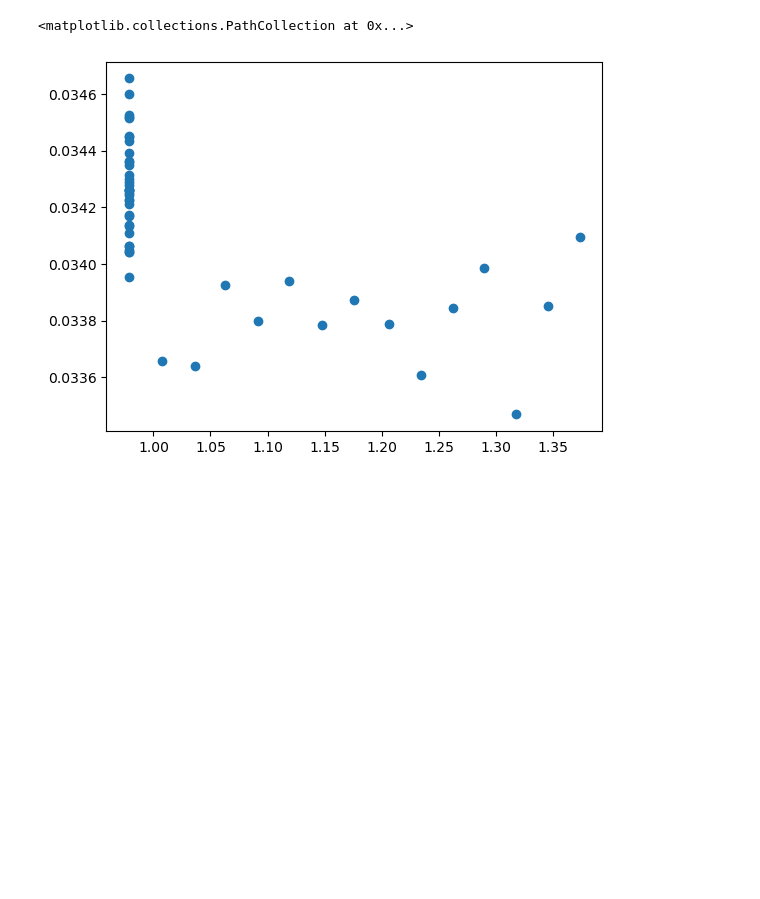
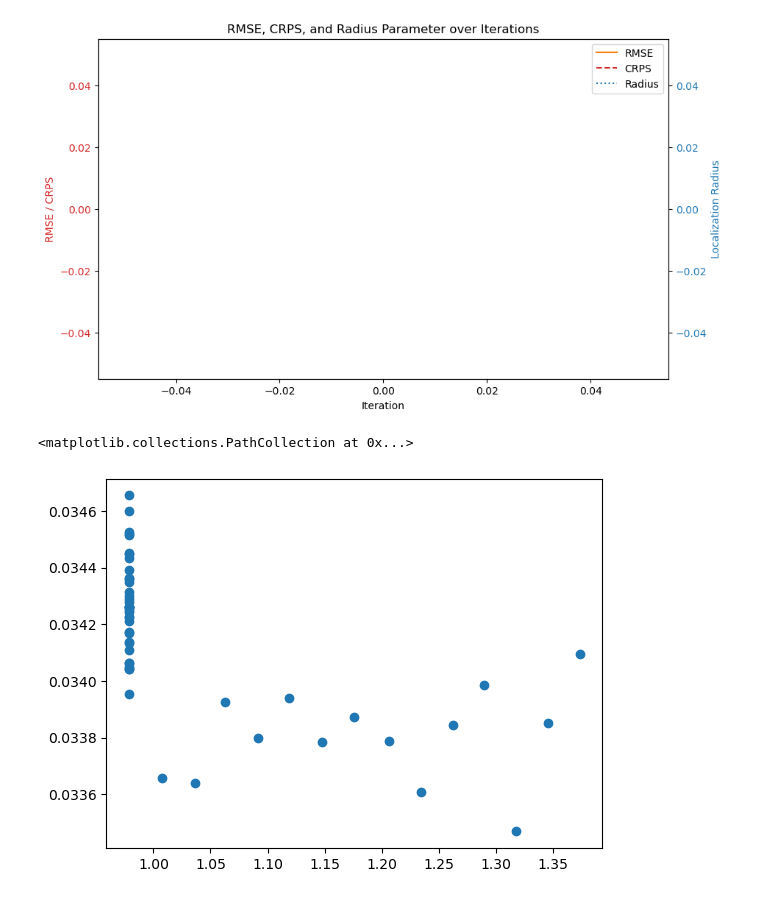
Before and after one commit to enochcluk/variational_filtering, a Jupyter notebook: learn_radius.ipynb, the cells around one changed output. Cells and saved outputs as stored; diff of their text form; code cells hidden in the pictures; blank space fills up the shorter version.

```diff
--- a/learn_radius.ipynb
+++ b/learn_radius.ipynb
@@ -84,11 +77,10 @@ import jax.numpy as jnp
 from jax import random
 
 
-# Modification: Use grad to compute the gradient with respect to the radius parameter
 var_cost_grad = grad(var_cost, argnums=0)
 
-inflation = 1.2  # Example starting value for inflation
-radius_opt = 1.4
+inflation = 1.2  # Fixed starting value for inflation
+radius_opt = 1.2
 alpha = 1e-4  # Learning rate
 key = random.PRNGKey(0)  # Random key
 N = 10  # Number of MC samples
@@ -124,3 +132,32 @@ TypeError: ensrf_steps() missing 2 required positional arguments: 'inflation' an
+# %%
+import matplotlib.pyplot as plt
+
+fig, ax1 = plt.subplots(figsize=(10, 6))
+
+# Plotting the RMSE and CRPS on the primary y-axis
+color = 'tab:red'
+ax1.set_xlabel('Iteration')
+ax1.set_ylabel('RMSE / CRPS', color=color)
+ln1 = ax1.plot(rmses, label='RMSE', color='tab:orange', linestyle='-')
+ln2 = ax1.plot(crpss, label='CRPS', color='tab:red', linestyle='--')
+ax1.tick_params(axis='y', labelcolor=color)
+
+# Create a twin y-axis for the inflation parameter
+ax2 = ax1.twinx()
+color = 'tab:blue'
+ax2.set_ylabel('Localization Radius', color=color)
+ln3 = ax2.plot(radii, label='Radius', color=color, linestyle=':')
+ax2.tick_params(axis='y', labelcolor=color)
+
+# Combine legends from both axes
+lns = ln1 + ln2 + ln3
+labs = [l.get_label() for l in lns]
+ax1.legend(lns, labs, loc='upper right')
+
+plt.title('RMSE, CRPS, and Radius Parameter over Iterations')
+plt.show()
+# %% [output]
+[figure, added]
 # %%
 plt.scatter(radii, crpss)
 # %% [output]
```
Also changed, not shown: parts of 6 cells of this notebook, 1 other file.
